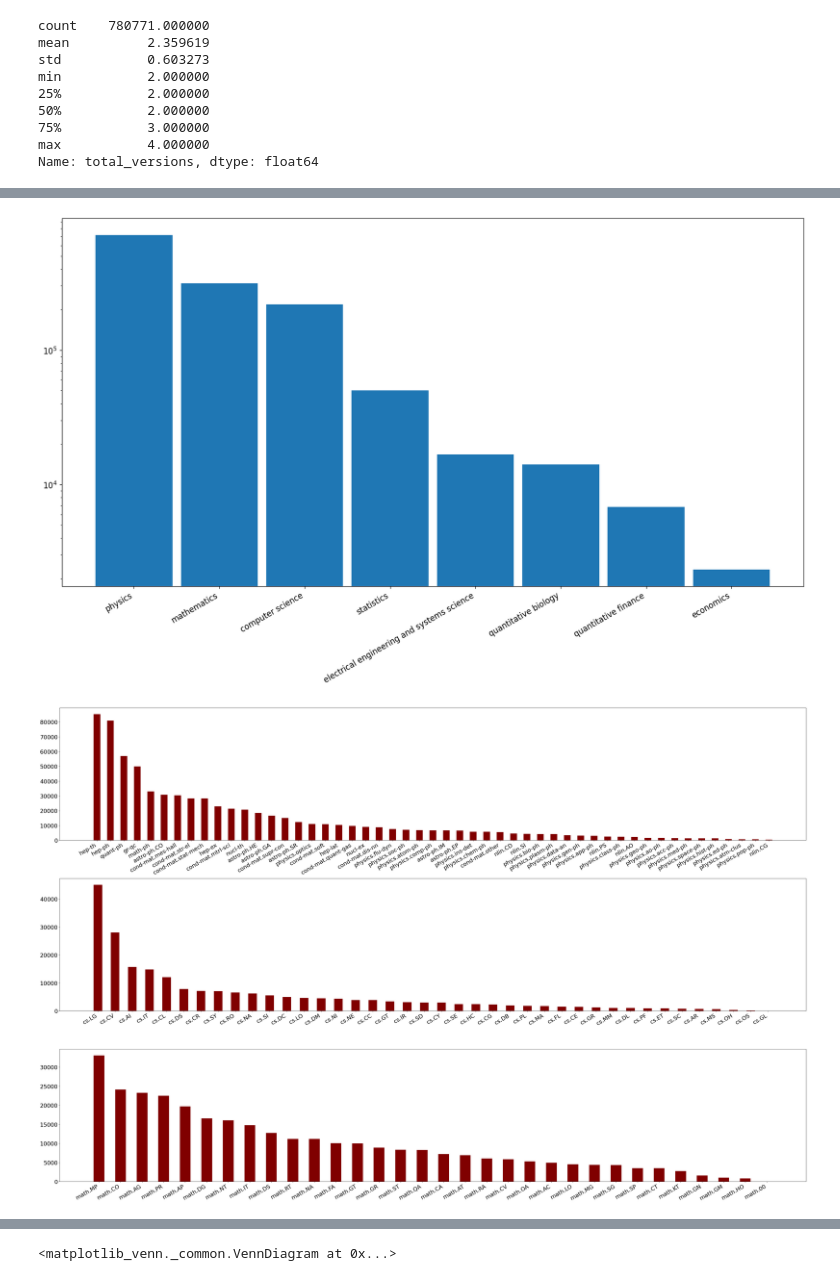
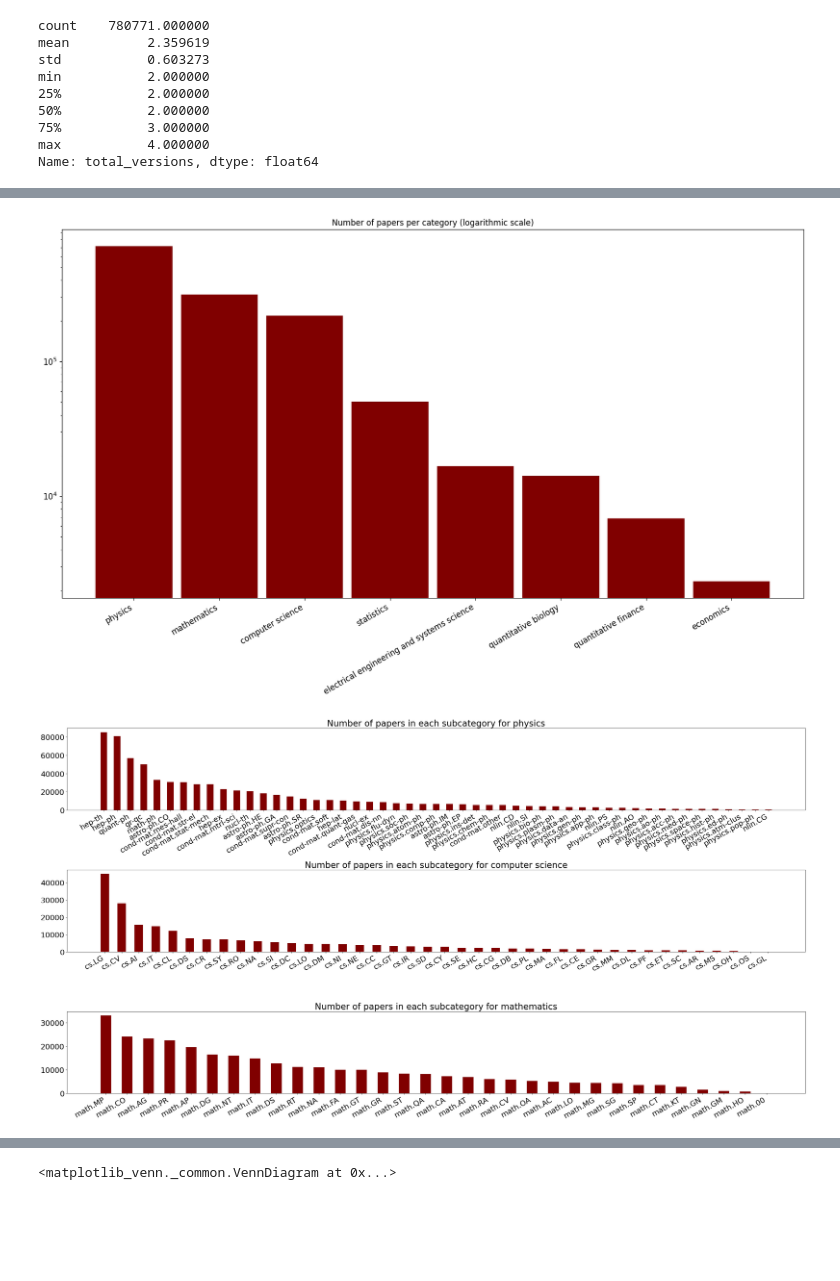
Before and after one commit to andcov/arXiv_preprints_version_analysis, a Jupyter notebook: _preanalyse.ipynb, the cells around one changed output, grey strips where cells are left out. Cells and saved outputs as stored; diff of their text form; code cells hidden in the pictures; blank space fills up the shorter version.

```diff
--- a/_preanalyse.ipynb
+++ b/_preanalyse.ipynb
@@ -5,10 +5,9 @@ import numpy as np
 import matplotlib.pyplot as plt
 from matplotlib_venn import venn3
 # %%
-# a better way of reading the csv file should be used, this is inefficient as it considers
-# the entire file (low_memory=False) instead of reading it line by line. This is because, for some reason,
-# pandas does not know how to parse the dates.
-papers = pd.read_csv('papers.csv', parse_dates = ["date"], low_memory=False)
+# some paper id's look like floats, but they are actually strings, so pandas gets confused
+# in order to avoid errors, the type is specified
+papers = pd.read_csv('papers.csv', parse_dates = ['date'], dtype = {'id': str})
 # %%
 papers.head()
 # %% [output]
@@ -91,34 +96,37 @@ plt.show()
 fig = plt.figure(figsize = (20, 10))
 ax = plt.gca()
 
-plt.bar(cat_labels, cat_values, width = 0.9)
+plt.bar(cat_labels, cat_values, width = 0.9, color ='maroon')
 
 plt.xticks(rotation=30, ha='right')
 ax.tick_params(axis='both', labelsize=12)
 
 ax.set_yscale('log')
 
+plt.title('Number of papers per category (logarithmic scale)')
+
 plt.show()
 # %% [output]
-[figure, old version]
+[figure, new version]
 # %%
-# Create bar plot with physics subcategories
-plt.figure(figsize=(40, 25))
+plt.figure(figsize=(30, 15))
 
 for i, subcat in enumerate(['physics', 'computer science', 'mathematics']):
     # turn dict of subcategory counts into list of tuples and sort it by the second element
     subcat_counts_sorted = sorted(list(sub_counts[subcat].items()), key = lambda x: x[1], reverse=True)
     subcat_labels = [tpl[0] for tpl in subcat_counts_sorted]
     subcat_values = [tpl[1] for tpl in subcat_counts_sorted]
 
     plt.subplot(3, 1, i + 1)
     plt.tight_layout()
 
     plt.bar(subcat_labels, subcat_values, color ='maroon', width = 0.5)
 
     plt.xticks(rotation=30, ha='right')
     plt.gca().tick_params(axis='both', labelsize=21)
 
+    plt.title('Number of papers in each subcategory for ' + subcat, size=24)
+
 plt.show()
 # %% [output]
-[figure, old version]
+[figure, new version]
```
Also changed, not shown: parts of 17 cells of this notebook.
